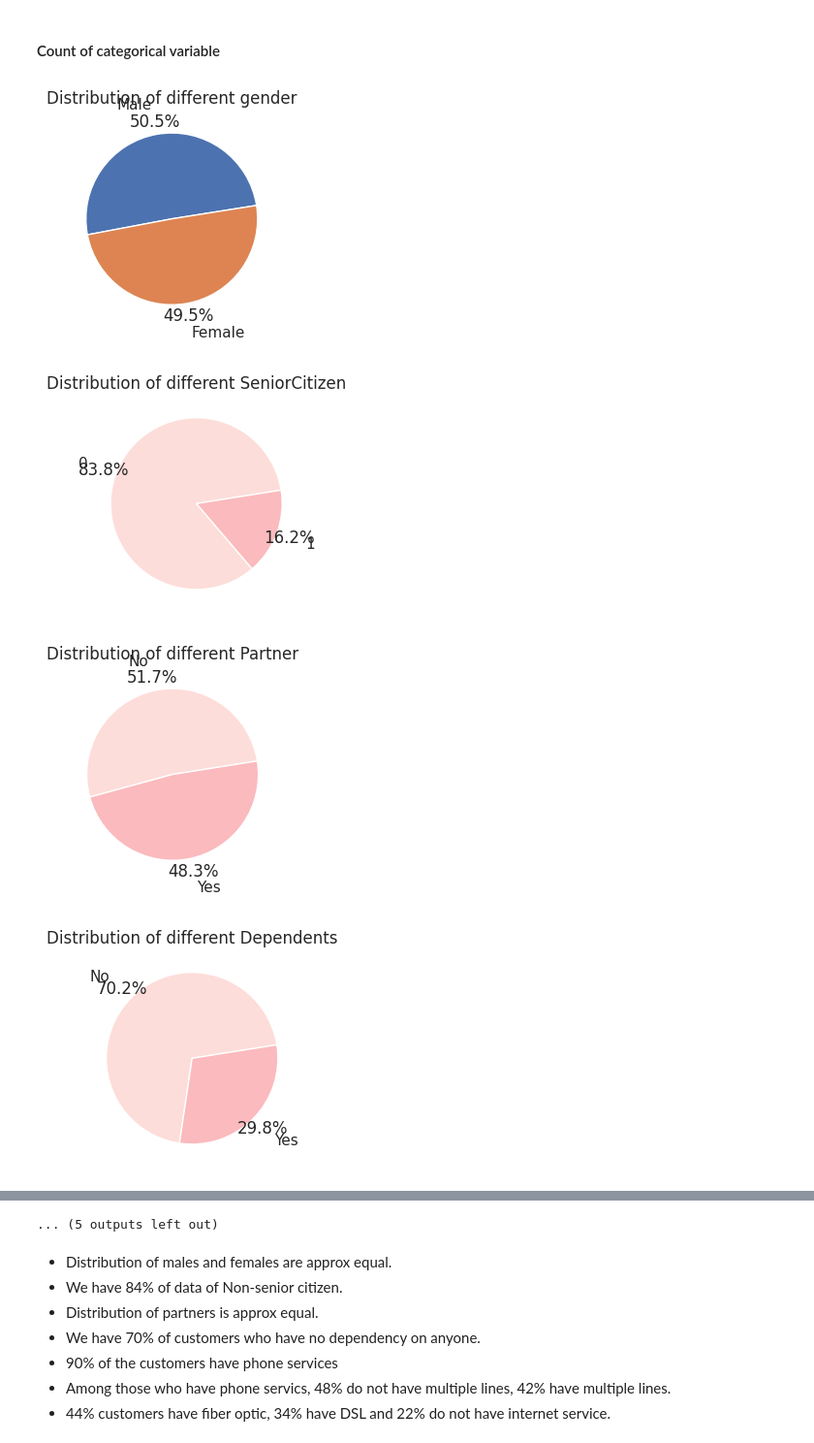
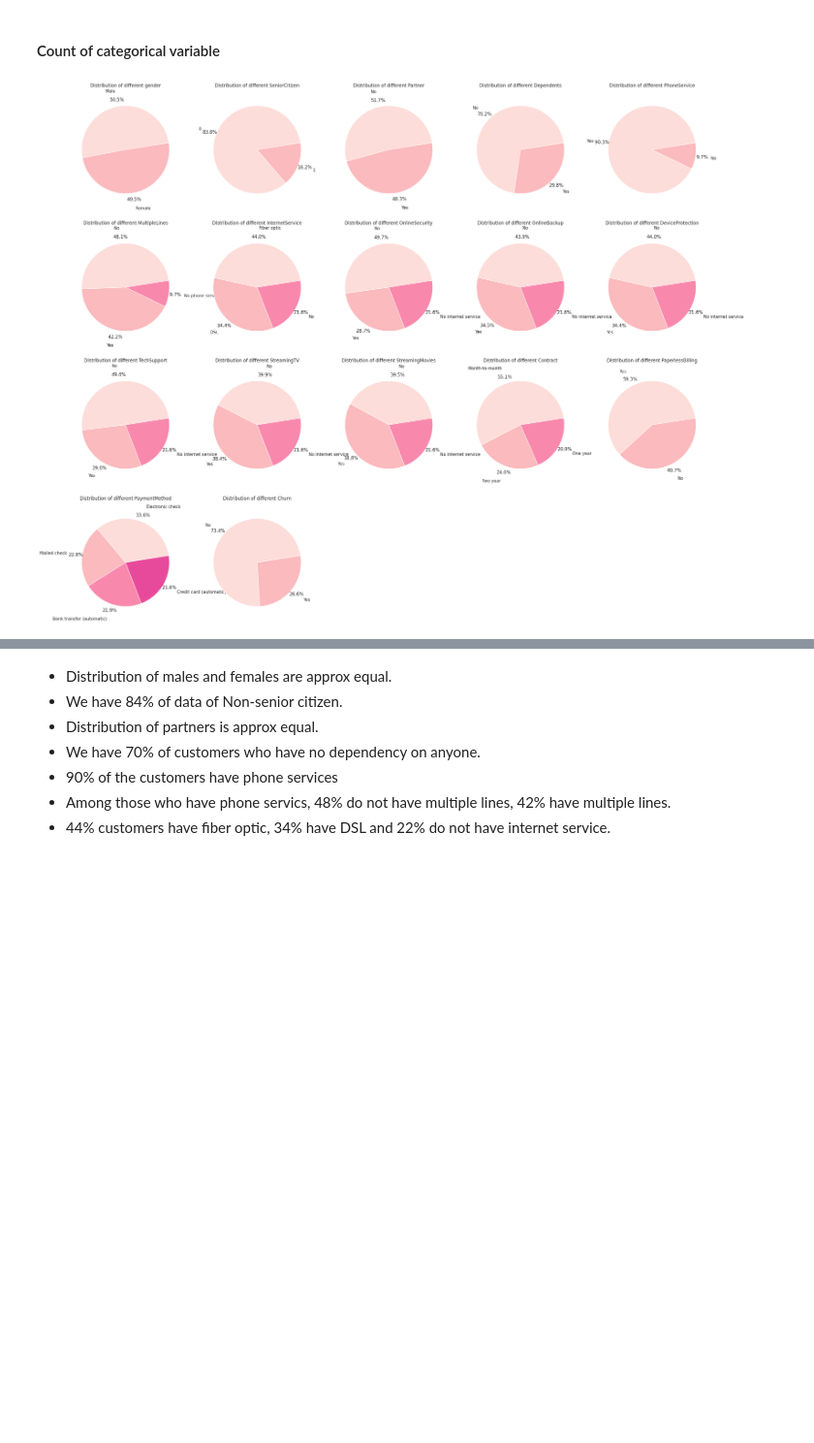
Before and after one commit to kanishkagargg/Customer-Churn-Prediction, a Jupyter notebook: Customer_Churn_Prediction.ipynb, the cells around one changed output, grey strips where cells are left out. Shown at 97% size. Drawn from its saved outputs; the diff is of its cells as text; code cells hidden in the pictures; blank space fills up the shorter version.

```diff
--- a/Customer_Churn_Prediction.ipynb
+++ b/Customer_Churn_Prediction.ipynb
@@ -223,19 +229,15 @@ array([[<Axes: title={'center': 'tenure'}>,
 # %% [markdown]
 #### Count of categorical variable
 # %%
-sns.set(rc={'figure.figsize':(20,20)})
+sns.set(rc={'figure.figsize':(30,25)})
+sns.set_palette("RdPu")
 for i in enumerate(cat_cols):
-  plt.subplot(3, 6, i[0]+1)
-  sns.set_palette("RdPu")
+  plt.subplot(4, 5, i[0]+1)
   df1 = pd.DataFrame(df[i[1]].value_counts())
   labels = df1.index.tolist()
   sizes = df[i[1]].value_counts()
   plt.pie(sizes, labels=labels, autopct='%1.1f%%', startangle=9, labeldistance=1.35,  pctdistance=1.15 )
-  plt.title(f"Distribution of different {i[1]}")
-  plt.plot()
-  plt.show()
+  plt.title(f"Distribution of different {i[1]}", y = 1.05)
+plt.show()
 # %% [output]
-[figure, old version]
+[figure, new version]
-[figure, removed]
-[figure, removed]
-[figure, removed]
@@ -250,4 +244,3 @@ for i in enumerate(cat_cols):
-... (5 outputs left out)
 # %% [markdown]
 * Distribution of males and females are approx equal.
 * We have 84% of data of Non-senior citizen.
```
Also changed, not shown: parts of 12 cells of this notebook.
